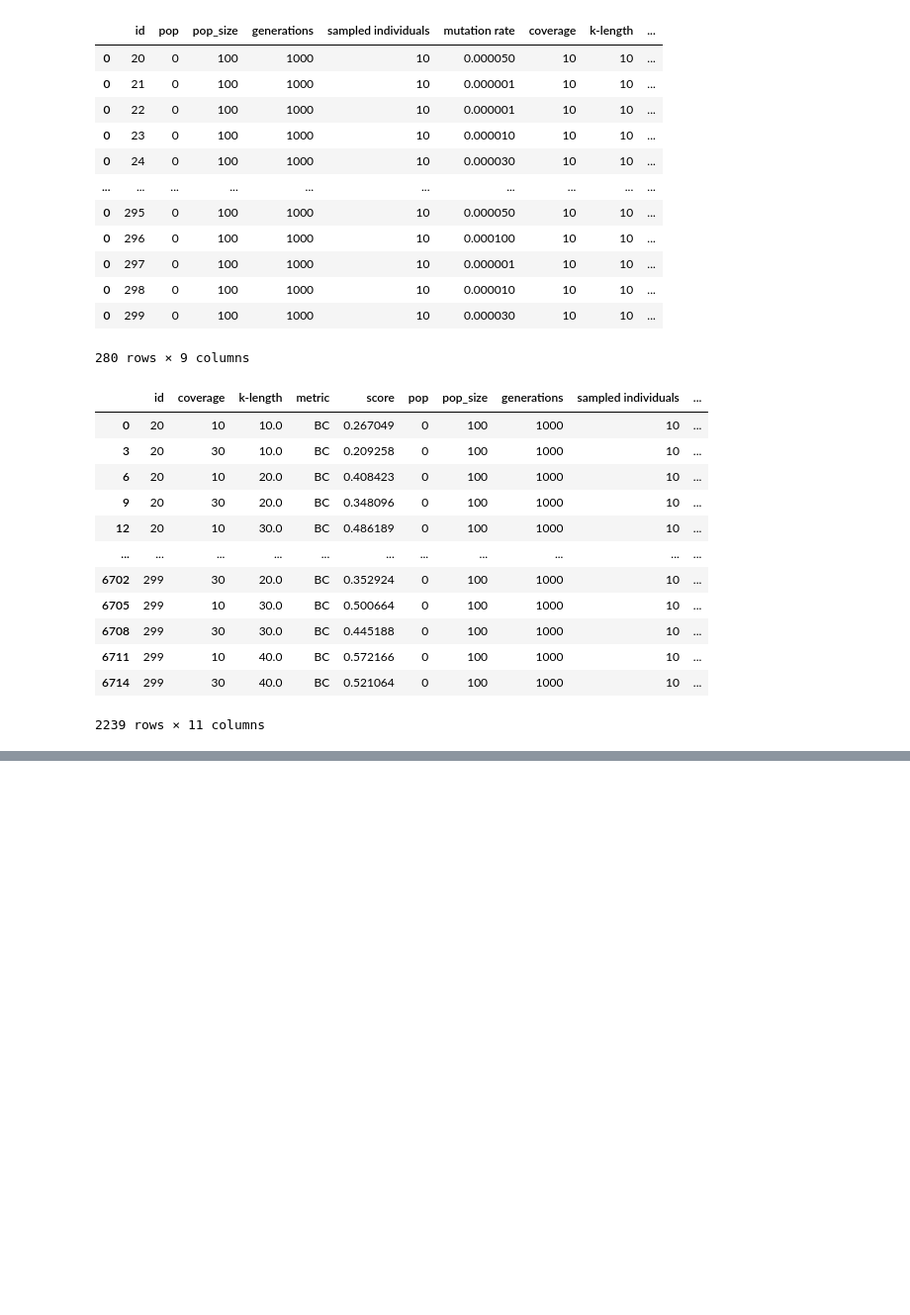
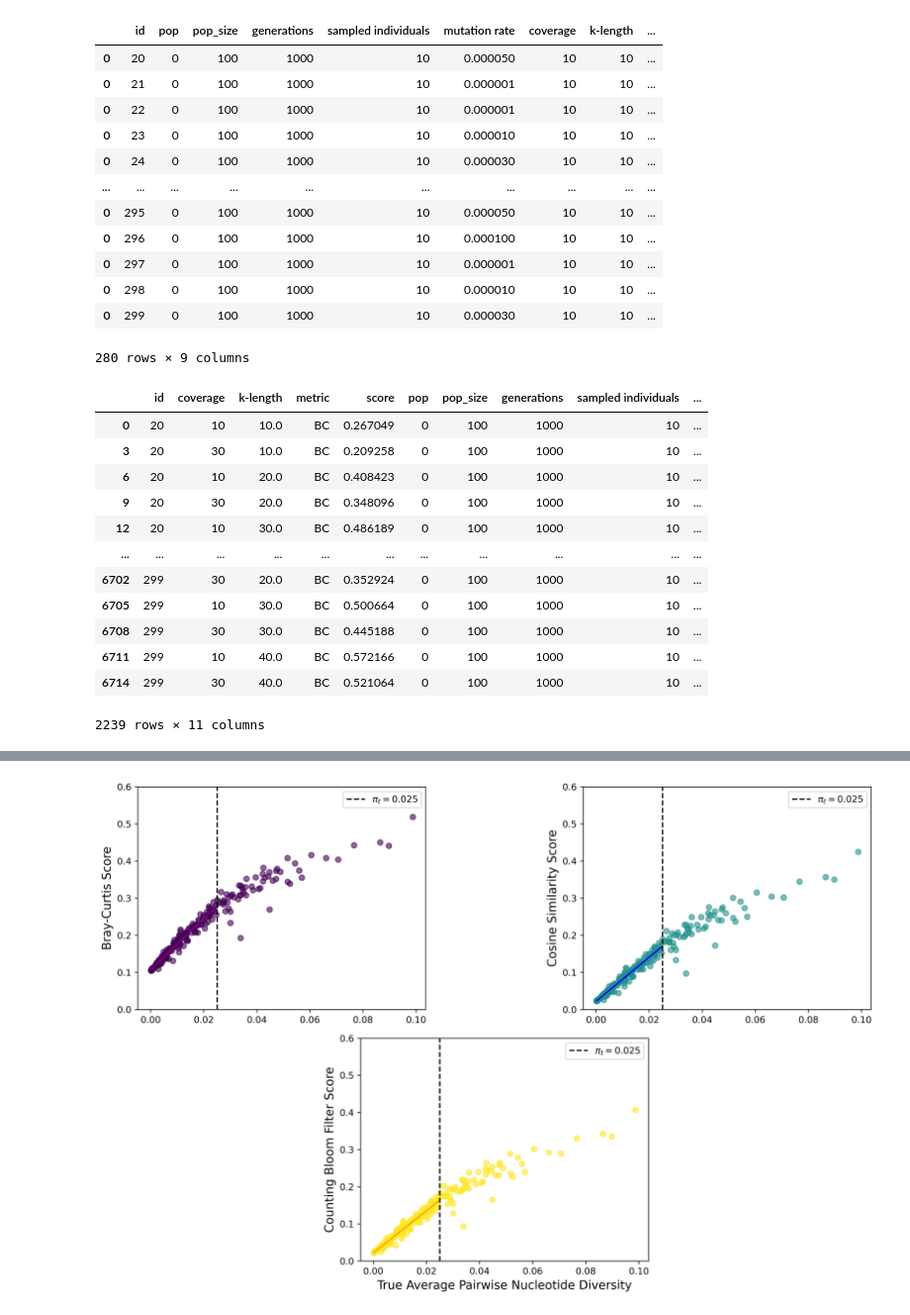
Before and after one commit to rhit-davisoc/KmerThesis, a Jupyter notebook: plots/arabidopsis_analysis.ipynb, the cells around one changed output, grey strips where cells are left out. Shown at 99% size. Drawn from its saved outputs; the diff is of its cells as text; code cells hidden in the pictures; blank space fills up the shorter version.

```diff
--- a/plots/arabidopsis_analysis.ipynb
+++ b/plots/arabidopsis_analysis.ipynb
@@ -232 +477,91 @@ Score: Counting Bloom Filter Slope: 5.679917426453102R^2: 0.9721594600105349
 [figure]
+# %%
+import matplotlib.pyplot as plt
+import numpy as np
+from sklearn.linear_model import LinearRegression
+from sklearn.metrics import r2_score
+
+# Assuming BC, CS, and BF DataFrames are defined somewhere in your code
+
+coverage = 30
+k_len = 10
+
+df1 = BC[(BC["coverage"] == coverage) & (BC["k-length"] == k_len)]
+df2 = CS[(CS["coverage"] == coverage) & (CS["k-length"] == k_len)]
+df3 = BF[(BF["coverage"] == coverage) & (BF["k-length"] == k_len)]
+
+num_plots = 3
+
+viridis_colors = plt.cm.viridis(np.linspace(0, 1, num_plots))
+color_1 = ["purple", "blue", "orange"]
+score = ["Bray-Curtis", "Cosine Similarity", "Counting Bloom Filter"]
+
+colors = [viridis_colors[0], viridis_colors[1], viridis_colors[2]]
+
+# Create subplots
+fig = plt.figure(figsize=(12, 8),dpi=350)
+gs = fig.add_gridspec(2,7)
+
+# First subplot
+ax1 = fig.add_subplot(gs[0,0:-4])
+ax1.scatter(df1["average pi"], df1["score"], color=colors[0], label=None, alpha=0.6)
+
+x = np.array(df1['average pi']).reshape(-1, 1)
+sub_df2 = df1[df1["average pi"] <= 0.025]
+
+X = np.array(sub_df2['average pi']).reshape(-1, 1)
+y = np.array(sub_df2['score'])
+reg = LinearRegression().fit(X, y)
+
+ax1.plot(X, reg.predict(X), color=color_1[0])
+ax1.axvline(x=0.025, linestyle='--', color='black', label=r'$\pi_{t} = 0.025$')
+
+# ax1.set_title(score[0], fontsize=16)
+# ax1.set_xlabel("True Average Pairwise Nucleotide Diversity", fontsize=13)
+ax1.set_ylabel(score[0] + " Score", fontsize=13)
+ax1.set_ylim(0, 0.6)
+ax1.legend()
+
+# Second subplot
+ax2 = fig.add_subplot(gs[0,4:])
+ax2.scatter(df2["average pi"], df2["score"], color=colors[1], label=None, alpha=0.6)
+
+x = np.array(df2['average pi']).reshape(-1, 1)
+sub_df2 = df2[df2["average pi"] <= 0.025]
+
+X = np.array(sub_df2['average pi']).reshape(-1, 1)
+y = np.array(sub_df2['score'])
+reg = LinearRegression().fit(X, y)
+
+ax2.plot(X, reg.predict(X), color=color_1[1])
+ax2.axvline(x=0.025, linestyle='--', color='black', label=r'$\pi_{t} = 0.025$')
+
+# ax2.set_title(score[1], fontsize=16)
+# ax2.set_xlabel("True Average Pairwise Nucleotide Diversity", fontsize=13)
+ax2.set_ylabel(score[1] + " Score", fontsize=13)
+ax2.set_ylim(0, 0.6)
+ax2.legend()
+
+# Third subplot
+ax3 = fig.add_subplot(gs[1,2:-2])
+ax3.scatter(df3["average pi"], df3["score"], color=colors[2], label=None, alpha=0.6)
+
+x = np.array(df3['average pi']).reshape(-1, 1)
+sub_df2 = df3[df3["average pi"] <= 0.025]
+
+X = np.array(sub_df2['average pi']).reshape(-1, 1)
+y = np.array(sub_df2['score'])
+reg = LinearRegression().fit(X, y)
+
+ax3.plot(X, reg.predict(X), color=color_1[2])
+ax3.axvline(x=0.025, linestyle='--', color='black', label=r'$\pi_{t} = 0.025$')
+
+# ax3.set_title(score[2], fontsize=16)
+ax3.set_xlabel("True Average Pairwise Nucleotide Diversity", fontsize=13)
+ax3.set_ylabel(score[2] + " Score", fontsize=13)
+ax3.set_ylim(0, 0.6)
+ax3.legend()
+
+fig.tight_layout()
+fig.savefig("../figures/all_scores_30x.eps",format='eps',dpi=350)
+# %% [output]
@@ -232,0 +569 @@ Score: Counting Bloom Filter Slope: 5.679917426453102R^2: 0.9721594600105349
+[figure, added]
```
Also changed, not shown: parts of 18 cells of this notebook, 11 other files.
